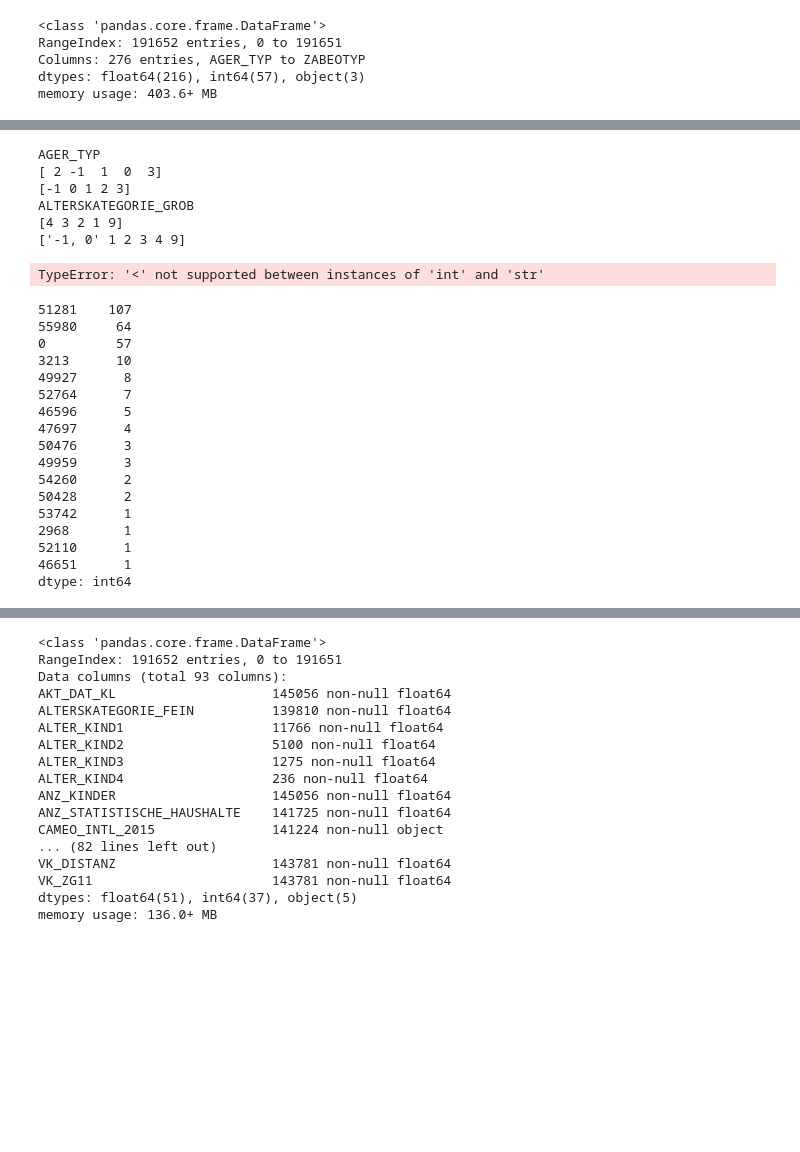
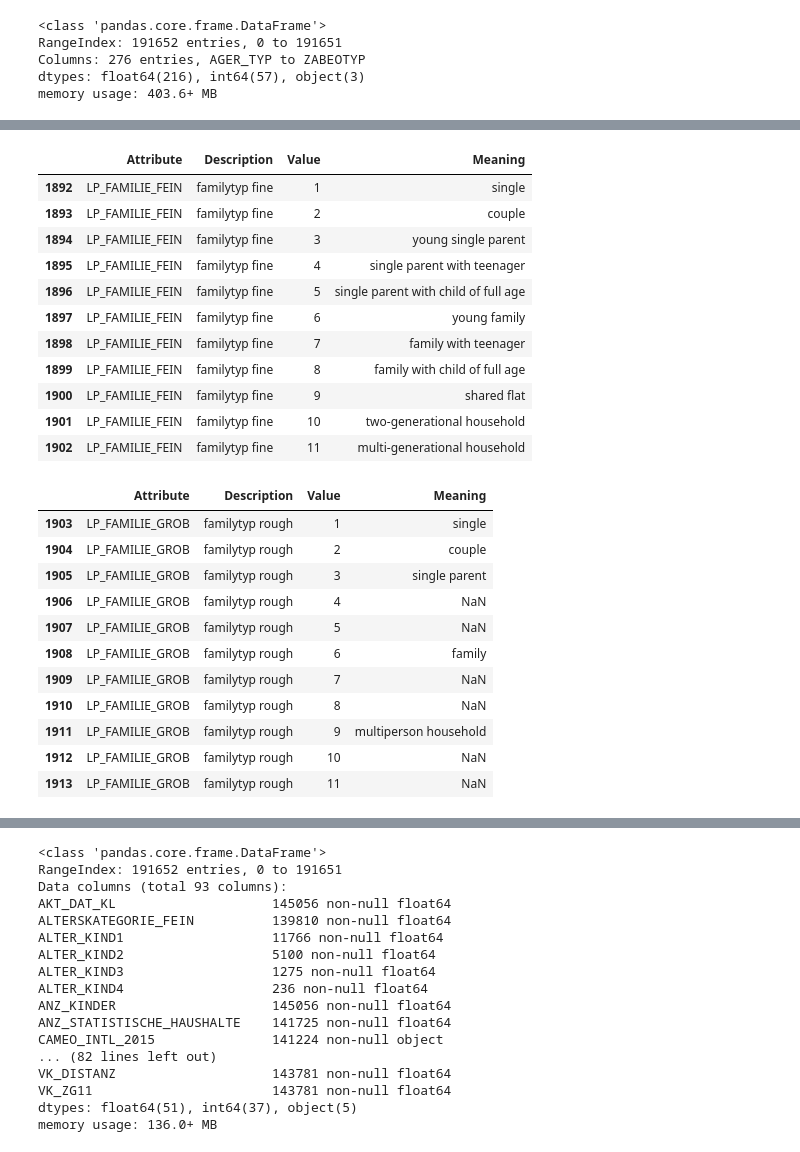
Before and after one commit to dragon7-fc/DSND-Capstone, a Jupyter notebook: Arvato Project Workbook.ipynb, the cells around one changed output, grey strips where cells are left out. Cells and saved outputs as stored; diff of their text form; code cells hidden in the pictures; blank space fills up the shorter version.

```diff
--- a/Arvato Project Workbook.ipynb
+++ b/Arvato Project Workbook.ipynb
@@ -568,38 +615,30 @@ values_df[values_df.Attribute == 'ALTERSKATEGORIE_GROB']
-# %%
-for col in num_cat_annot_attribute:
-    print(col)
-    v1 = customers_df[col].unique()[~pd.isnull(customers_df[col].unique())]
-    print(v1)
-    v2 = values_df[values_df.Attribute == col]['Value'].values
-    print(v2)
-    v = np.setdiff1d(v1, v2)
-    if v.size > 0:
-        print('{} feature has un-annotated value: {}'.format(col, v))
-# %% [output]
-AGER_TYP
-[ 2 -1  1  0  3]
-[-1 0 1 2 3]
-ALTERSKATEGORIE_GROB
-[4 3 2 1 9]
-['-1, 0' 1 2 3 4 9]
-TypeError: '<' not supported between instances of 'int' and 'str'
-# %%
-customers_df[annot_attr_customers_values].isnull().sum().value_counts()
-# %% [output]
-51281    107
-55980     64
-0         57
-3213      10
-49927      8
-52764      7
-46596      5
-47697      4
-50476      3
-49959      3
-54260      2
-50428      2
-53742      1
-2968       1
-52110      1
-46651      1
-dtype: int64
+# %%
+values_df[values_df.Attribute == 'LP_FAMILIE_FEIN']
+# %% [output]
+|  | Attribute | Description | Value | Meaning |
+| 1892 | LP_FAMILIE_FEIN | familytyp fine | 1 | single |
+| 1893 | LP_FAMILIE_FEIN | familytyp fine | 2 | couple |
+| 1894 | LP_FAMILIE_FEIN | familytyp fine | 3 | young single parent |
+| 1895 | LP_FAMILIE_FEIN | familytyp fine | 4 | single parent with teenager |
+| 1896 | LP_FAMILIE_FEIN | familytyp fine | 5 | single parent with child of full age |
+| 1897 | LP_FAMILIE_FEIN | familytyp fine | 6 | young family |
+| 1898 | LP_FAMILIE_FEIN | familytyp fine | 7 | family with teenager |
+| 1899 | LP_FAMILIE_FEIN | familytyp fine | 8 | family with child of full age |
+| 1900 | LP_FAMILIE_FEIN | familytyp fine | 9 | shared flat |
+| 1901 | LP_FAMILIE_FEIN | familytyp fine | 10 | two-generational household |
+| 1902 | LP_FAMILIE_FEIN | familytyp fine | 11 | multi-generational household |
+# %%
+values_df[values_df.Attribute == 'LP_FAMILIE_GROB']
+# %% [output]
+|  | Attribute | Description | Value | Meaning |
+| 1903 | LP_FAMILIE_GROB | familytyp rough | 1 | single |
+| 1904 | LP_FAMILIE_GROB | familytyp rough | 2 | couple |
+| 1905 | LP_FAMILIE_GROB | familytyp rough | 3 | single parent |
+| 1906 | LP_FAMILIE_GROB | familytyp rough | 4 | NaN |
+| 1907 | LP_FAMILIE_GROB | familytyp rough | 5 | NaN |
+| 1908 | LP_FAMILIE_GROB | familytyp rough | 6 | family |
+| 1909 | LP_FAMILIE_GROB | familytyp rough | 7 | NaN |
+| 1910 | LP_FAMILIE_GROB | familytyp rough | 8 | NaN |
+| 1911 | LP_FAMILIE_GROB | familytyp rough | 9 | multiperson household |
+| 1912 | LP_FAMILIE_GROB | familytyp rough | 10 | NaN |
+| 1913 | LP_FAMILIE_GROB | familytyp rough | 11 | NaN |
```
Also changed, not shown: parts of 66 cells of this notebook.
